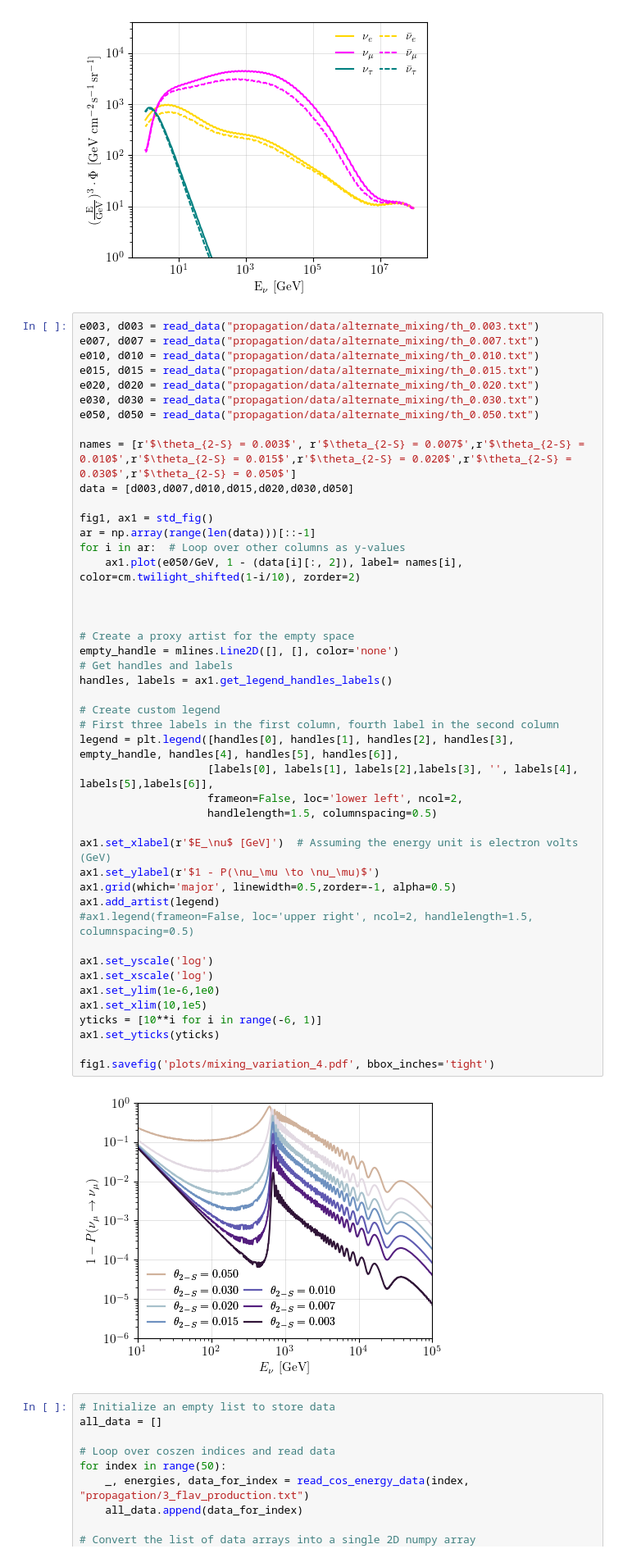
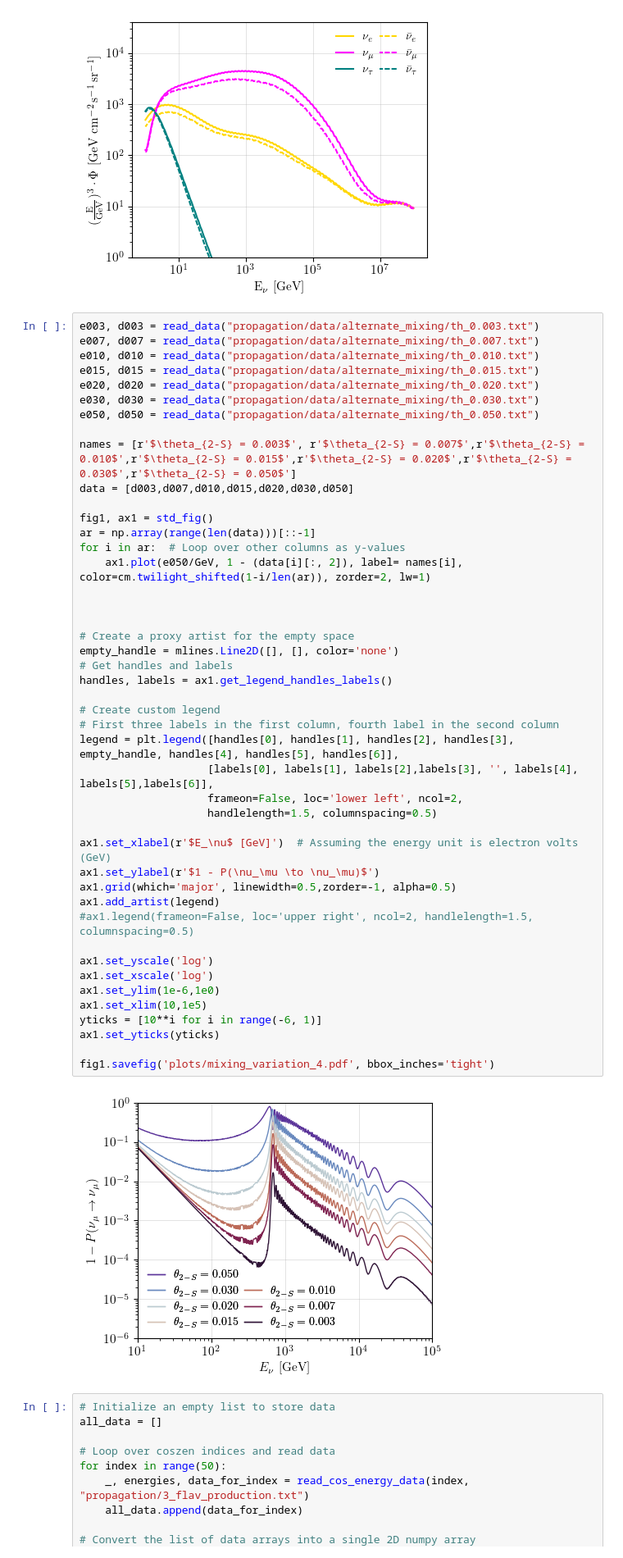
Before and after one commit to ConnorSponsler/For_Git, a Jupyter notebook: main_example_plots_MH.ipynb, the cells around one changed output. Shown at 82% size. Cells and saved outputs as stored; diff of their text form.

Commit message:
modified some plots

```diff
--- a/main_example_plots_MH.ipynb
+++ b/main_example_plots_MH.ipynb
@@ -629,38 +629,38 @@ data = [d003,d007,d010,d015,d020,d030,d050]
 fig1, ax1 = std_fig()
 ar = np.array(range(len(data)))[::-1]
 for i in ar:  # Loop over other columns as y-values
-    ax1.plot(e050/GeV, 1 - (data[i][:, 2]), label= names[i],  color=cm.twilight_shifted(1-i/10), zorder=2)
+    ax1.plot(e050/GeV, 1 - (data[i][:, 2]), label= names[i],  color=cm.twilight_shifted(1-i/len(ar)), zorder=2, lw=1)
 
 
 
 # Create a proxy artist for the empty space
 empty_handle = mlines.Line2D([], [], color='none')
 # Get handles and labels
 handles, labels = ax1.get_legend_handles_labels()
 
 # Create custom legend
 # First three labels in the first column, fourth label in the second column
 legend = plt.legend([handles[0], handles[1], handles[2], handles[3], empty_handle, handles[4], handles[5], handles[6]],
                     [labels[0], labels[1], labels[2],labels[3], '', labels[4], labels[5],labels[6]],
                     frameon=False, loc='lower left', ncol=2,
                     handlelength=1.5, columnspacing=0.5)
 
 ax1.set_xlabel(r'$E_\nu$ [GeV]')  # Assuming the energy unit is electron volts (GeV)
 ax1.set_ylabel(r'$1 - P(\nu_\mu \to \nu_\mu)$')
 ax1.grid(which='major', linewidth=0.5,zorder=-1, alpha=0.5)
 ax1.add_artist(legend)
 #ax1.legend(frameon=False, loc='upper right', ncol=2, handlelength=1.5, columnspacing=0.5)
 
 ax1.set_yscale('log')
 ax1.set_xscale('log')
 ax1.set_ylim(1e-6,1e0)
 ax1.set_xlim(10,1e5)
 yticks = [10**i for i in range(-6, 1)]
 ax1.set_yticks(yticks)
 
 fig1.savefig('plots/mixing_variation_4.pdf', bbox_inches='tight')
 # %% [output]
-[figure, old version]
+[figure, new version]
 # %%
 # Initialize an empty list to store data
 all_data = []
```
